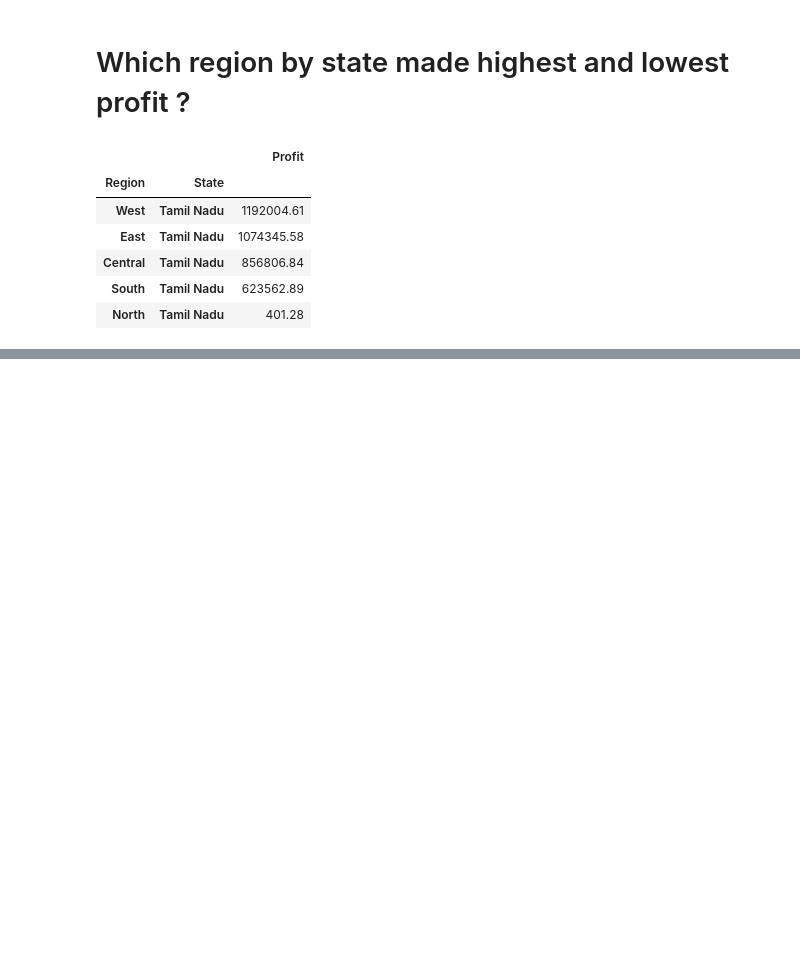
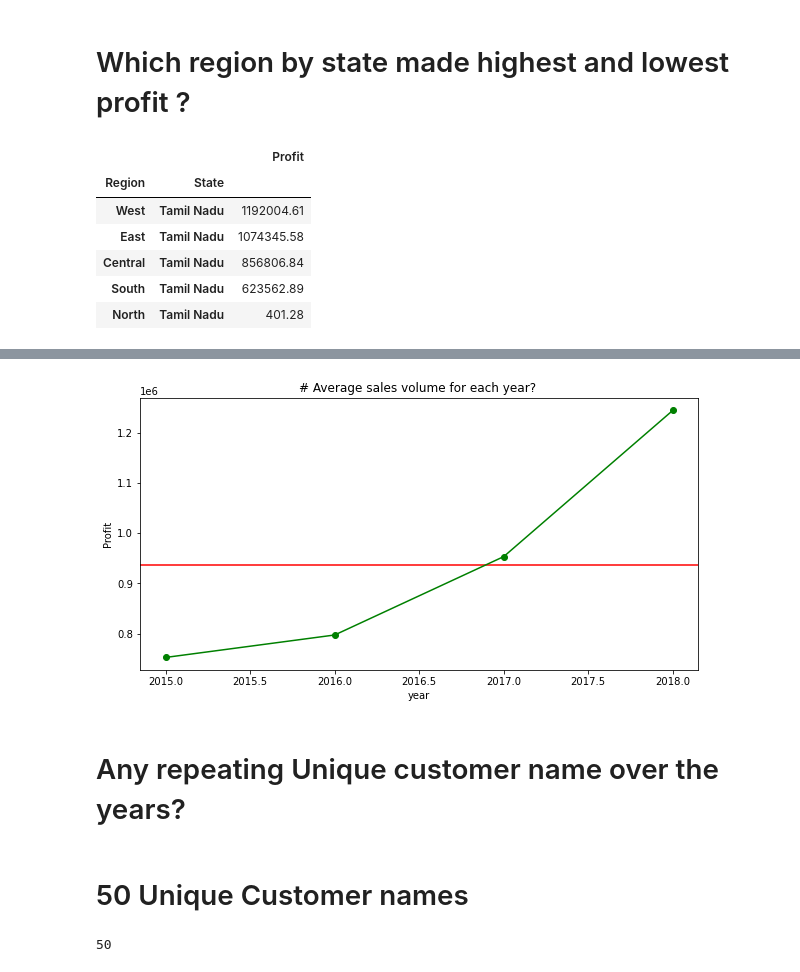
Before and after one commit to godwinnwalozie/Cricket--Every-International-Innings--1981-2022-, a Jupyter notebook: supermarket.ipynb, the cells around one changed output, grey strips where cells are left out. Drawn from its saved outputs; the diff is of its cells as text; code cells hidden in the pictures; blank space fills up the shorter version.

```diff
--- a/supermarket.ipynb
+++ b/supermarket.ipynb
@@ -97,0 +159,15 @@ region_profit.plot(kind = "bar", ax= ax, color =["purple"],  ylabel =\
+# %%
+fig,ax = plt.subplots(figsize = (10, 5))
+ax.axhline(yearly_profit.Profit.mean(), color='red', linestyle='-')
+ax.plot(yearly_profit.index ,  yearly_profit.Profit , marker = "o", color = "green" )
+ax.set( xlabel ="year", ylabel= "Profit", title ="# Average sales volume for each year? " );
+# %% [output]
+[figure, added]
+# %% [markdown]
+# Any repeating Unique customer name over the years?
+# %% [markdown]
+# 50 Unique Customer names
+# %%
+record["Customer Name"].nunique()
+# %% [output]
+50
```
Also changed, not shown: parts of 17 cells of this notebook.
